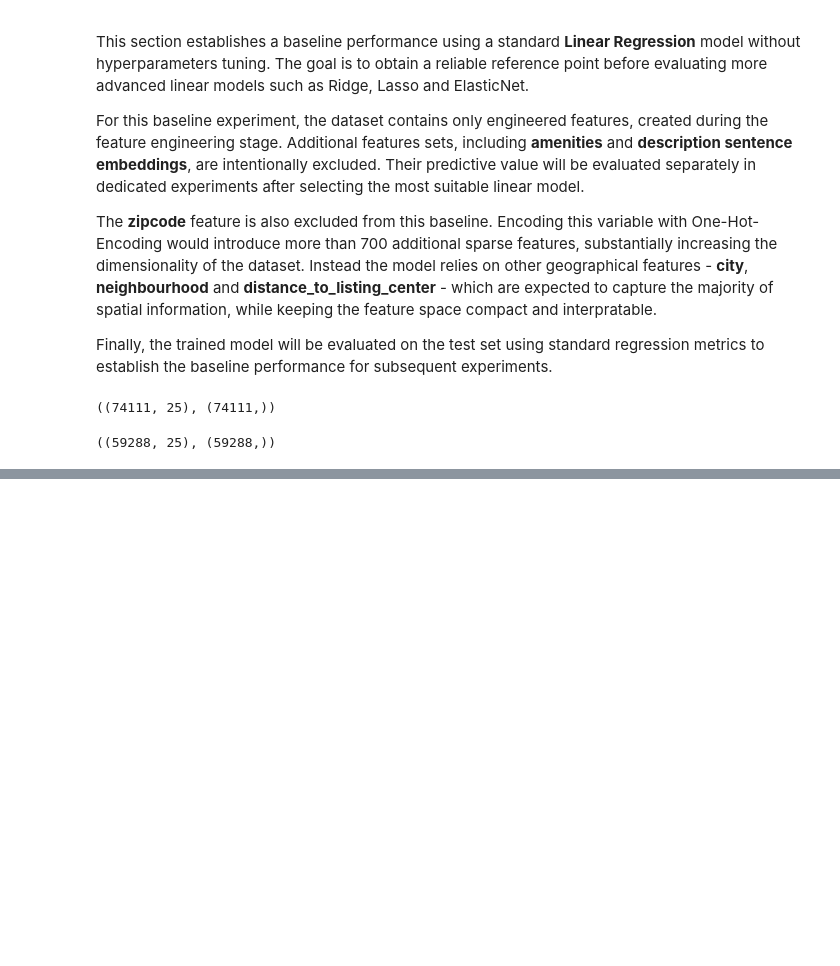
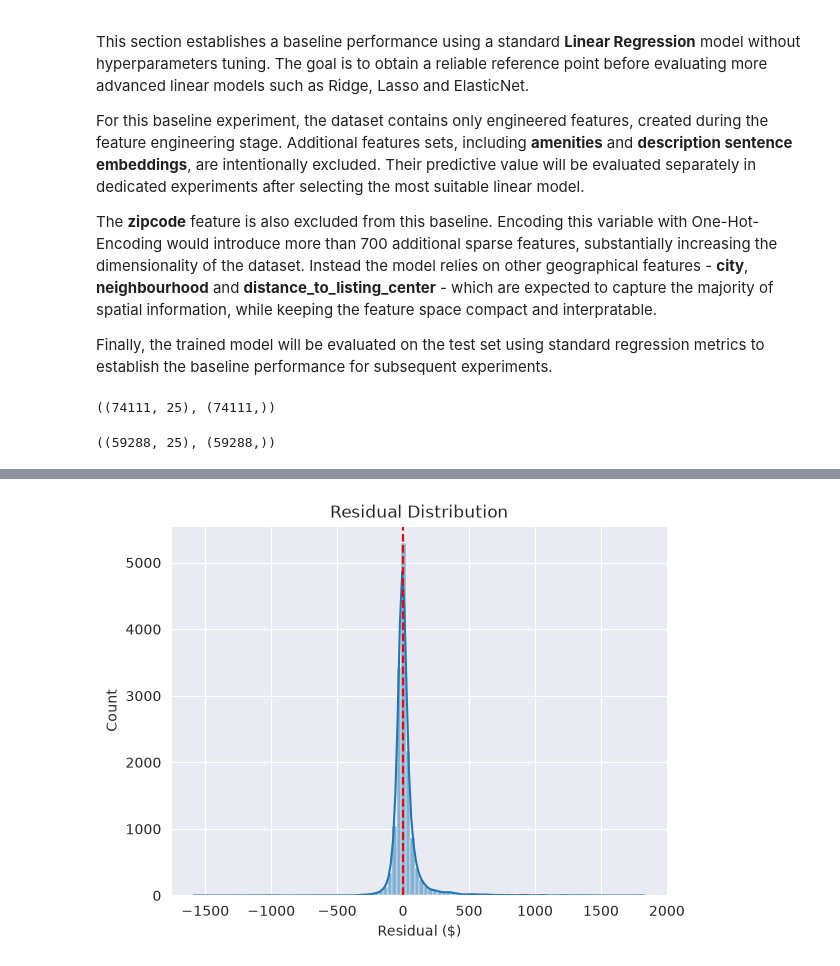
Before and after one commit to Car1LL/airbnb_prices_prediction, a Jupyter notebook: notebooks/01_Linear_Modeling.ipynb, the cells around one changed output, grey strips where cells are left out. Saved outputs shown, nothing was run; the diff lists cells and outputs as text; code cells hidden in the pictures; blank space fills up the shorter version.

```diff
--- a/notebooks/01_Linear_Modeling.ipynb
+++ b/notebooks/01_Linear_Modeling.ipynb
@@ -90,0 +168,15 @@ R²  : 0.6581
+# %%
+sns.histplot(
+    residuals,
+    bins=100,
+    kde=True
+)
+
+plt.axvline(0, color='red', linestyle='--')
+
+plt.xlabel("Residual ($)")
+plt.title("Residual Distribution")
+
+plt.show()
+# %% [output]
+[figure, added]
```
Also changed, not shown: parts of 7 cells of this notebook.
